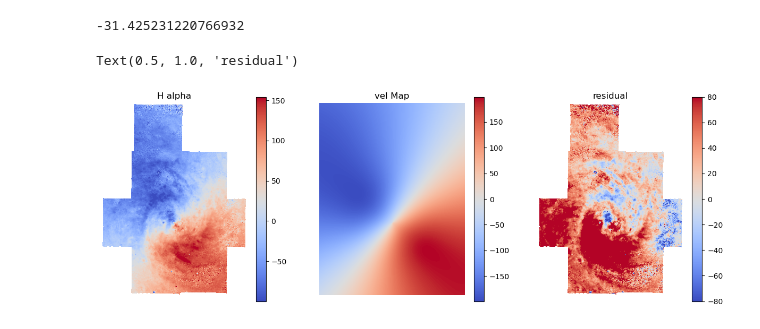
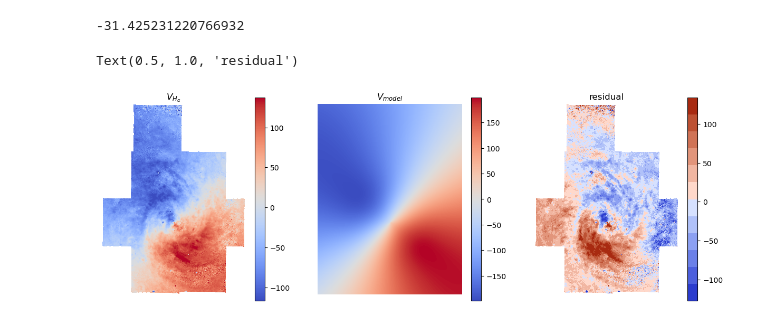
Before and after one commit to Polina-Kochergina/velocity_gradients, a Jupyter notebook: vel_grad.ipynb, the cells around one changed output. Drawn from its saved outputs; the diff is of its cells as text; code cells hidden in the pictures.

Commit message:
plot V_star

```diff
--- a/vel_grad.ipynb
+++ b/vel_grad.ipynb
@@ -151,7 +151,7 @@ def create_angle_map(image_size, pa_deg, center_x, center_y):
 shape = hdu.data.shape
 print(shape)
 image_size = shape
-pa_deg = 219
+pa_deg = 220
 
 # Create the angle map
 angle_map = create_angle_map(image_size, pa_deg, hdu.header["CRPIX1"], hdu.header["CRPIX2"])
@@ -264,31 +264,31 @@ for i in range(model_vel_map.shape[0]):
 # %%
 # Plot the model map
 plt.figure(figsize=[15, 5])
 plt.subplot(131)
-norm=simple_norm(dataHa, "linear", percent=99.)
-im = plt.imshow(dataHa, cmap='coolwarm', origin='lower', norm=norm)
+norm=simple_norm(dataHa-17, "linear", percent=99.)
+im = plt.imshow(dataHa-17, cmap='coolwarm', origin='lower', norm=norm)
 plt.colorbar(im)
 # im.set_clim(vmin=-150, vmax=150)
 plt.axis("off")
-plt.title("H alpha")
+plt.title(r"$V_{H_{\alpha}}$")
 
 plt.subplot(132)
 im = plt.imshow(model_vel_map_1, cmap='coolwarm', origin='lower')
 # im.set_clim(vmin=-80, vmax=80)
 plt.colorbar(im)
 plt.axis("off")
-plt.title("vel Map")
+plt.title(r"$V_{model}$")
 
 palette = ListedColormap(['#2b3cce','#4c5fdd','#6b80e8','#8ca0f2','#b0c1f9','#d6e1ff','#ffd8ca','#f1b6a1','#e2957b','#d07356','#bd5133','#a82a11'])
 plt.subplot(133)
-resid = dataHa/np.sin(np.radians(incl)) - model_vel_map_1
+resid = (dataHa-17)/np.sin(np.radians(incl)) - model_vel_map_1
 norm = simple_norm(resid, "linear", percent=99)
-im = plt.imshow(resid, cmap='coolwarm', origin='lower', norm = norm)
-# im = plt.imshow(resid, cmap=palette, origin='lower', norm = norm)
-im.set_clim(vmin=-80, vmax=80)
+# im = plt.imshow(resid, cmap='coolwarm', origin='lower', norm = norm)
+im = plt.imshow(resid, cmap=palette, origin='lower', norm = norm)
+# im.set_clim(vmin=-50, vmax=50)
 plt.colorbar(im)
 plt.axis("off")
 plt.title("residual")
 # %% [output]
 Text(0.5, 1.0, 'residual')
-[figure, old version]
+[figure, new version]
```
Also changed, not shown: parts of 1 cell of this notebook.
